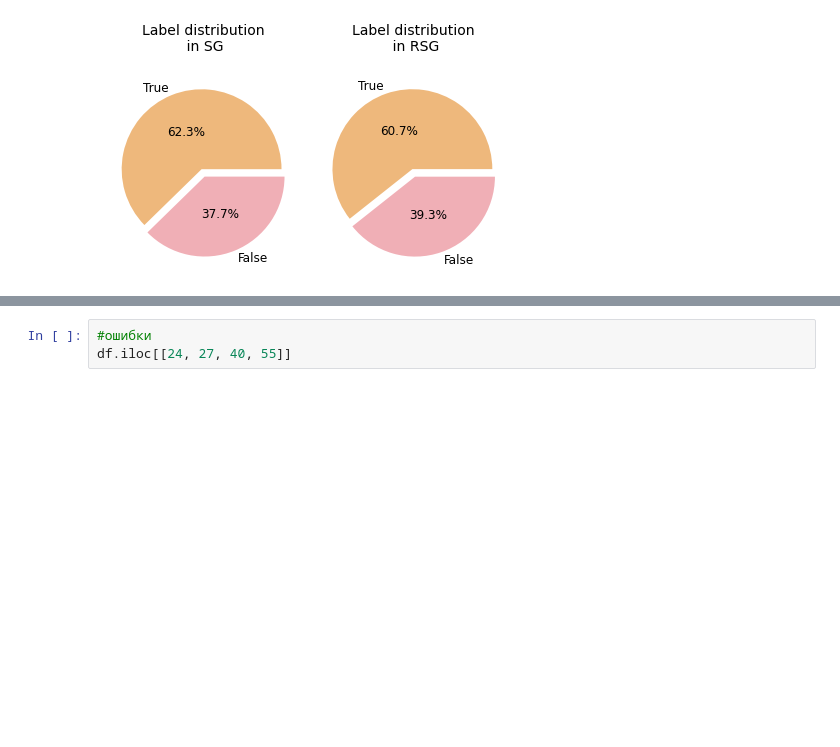
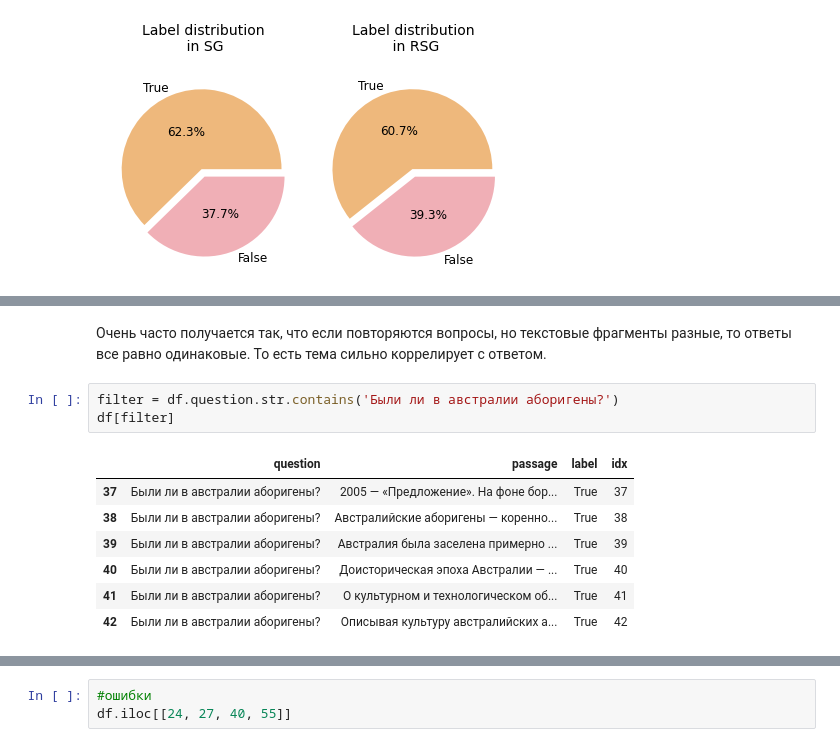
Before and after one commit to tatiana-iazykova/2020_HACK_RUSSIANSUPERGLUE, a Jupyter notebook: RSG_DaNetQA.ipynb, the cells around one changed output, grey strips where cells are left out. Drawn from its saved outputs; the diff is of its cells as text; blank space fills up the shorter version.

```diff
--- a/RSG_DaNetQA.ipynb
+++ b/RSG_DaNetQA.ipynb
@@ -202,0 +241,13 @@ df.head(6)
+# %% [markdown]
+Очень часто получается так, что если повторяются вопросы, но текстовые фрагменты разные, то ответы все равно одинаковые. То есть тема сильно коррелирует с ответом.
+# %%
+filter = df.question.str.contains('Были ли в австралии аборигены?')
+df[filter]
+# %% [output]
+|  | question | passage | label | idx |
+| 37 | Были ли в австралии аборигены? | 2005 — «Предложение». На фоне бор... | True | 37 |
+| 38 | Были ли в австралии аборигены? | Австралийские аборигены — коренно... | True | 38 |
+| 39 | Были ли в австралии аборигены? | Австралия была заселена примерно ... | True | 39 |
+| 40 | Были ли в австралии аборигены? | Доисторическая эпоха Австралии — ... | True | 40 |
+| 41 | Были ли в австралии аборигены? | О культурном и технологическом об... | True | 41 |
+| 42 | Были ли в австралии аборигены? | Описывая культуру австралийских а... | True | 42 |
```
Also changed, not shown: parts of 23 cells of this notebook.
